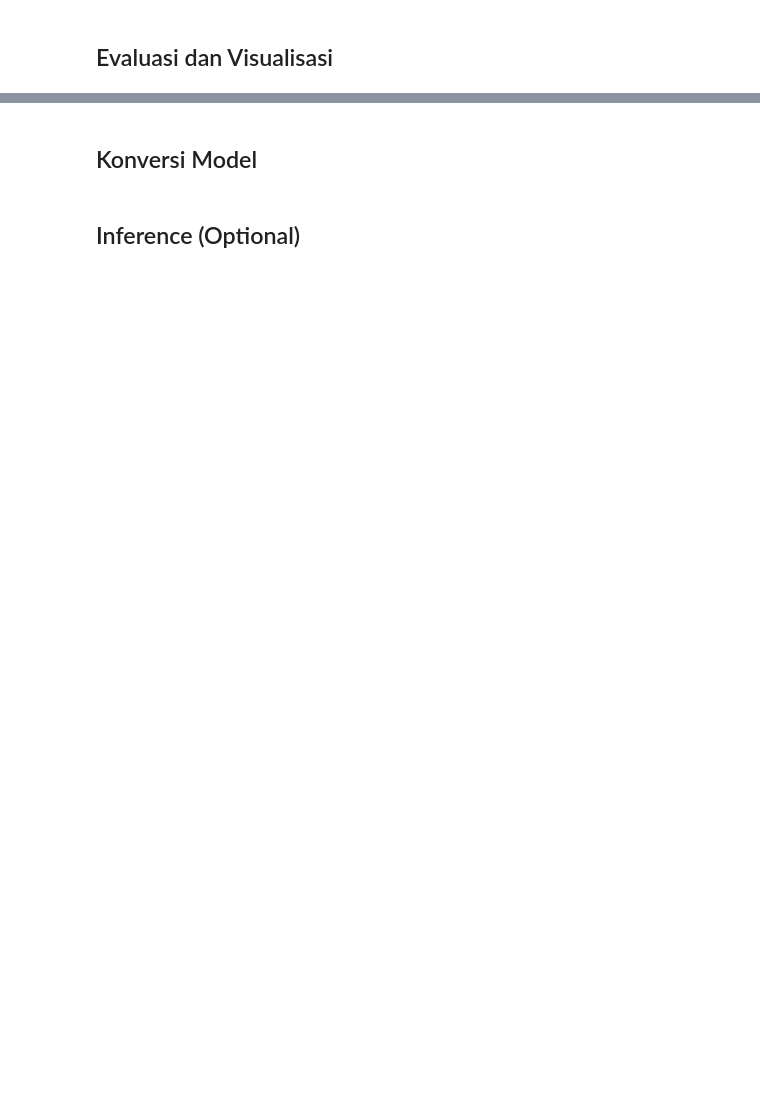
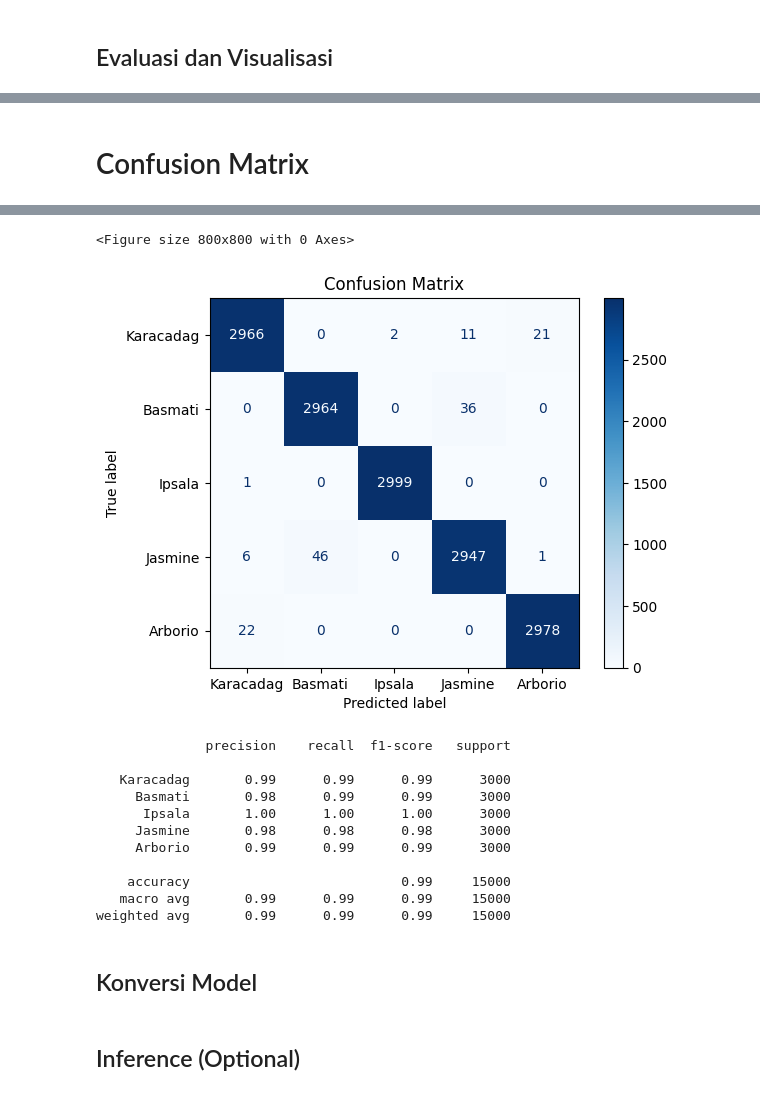
Before and after one commit to Ayasa18/ProgresBelajar, a Jupyter notebook: Submission_Akhir_KlasifikasiGambar.ipynb, the cells around one changed output, grey strips where cells are left out. Drawn from its saved outputs; the diff is of its cells as text; code cells hidden in the pictures; blank space fills up the shorter version.

```diff
--- a/Submission_Akhir_KlasifikasiGambar.ipynb
+++ b/Submission_Akhir_KlasifikasiGambar.ipynb
@@ -295,0 +327,26 @@ Epoch 1/50
+# %% [markdown]
+# Confusion Matrix
+# %%
+# Ambil prediksi kelas dari model pada dataset uji
+y_pred = np.argmax(model.predict(test_generator), axis=1)
+
+# Ambil label sebenarnya dari dataset uji
+y_true = test_generator.classes
+
+# Hitung confusion matrix
+cm = confusion_matrix(y_true, y_pred)
+
+# Definisikan kelas label (misalnya: cataract, diabetic_retinopathy, glaucoma, normal)
+classes = ["Karacadag", "Basmati", "Ipsala", "Jasmine", "Arborio"]
+
+# Tampilkan confusion matrix
+plt.figure(figsize=(8, 8))
+disp = ConfusionMatrixDisplay(confusion_matrix=cm, display_labels=classes)
+disp.plot(cmap=plt.cm.Blues)
+plt.title('Confusion Matrix')
+plt.show()
+
+# Hitung dan tampilkan classification report (precision, recall, F1-score)
+report = classification_report(y_true, y_pred, target_names=classes)
+print(report)
+# %% [output]
@@ -296,3 +354,16 @@ Epoch 1/50
+<Figure size 800x800 with 0 Axes>
+[figure, added]
+              precision    recall  f1-score   support
+
+   Karacadag       0.99      0.99      0.99      3000
+     Basmati       0.98      0.99      0.99      3000
+      Ipsala       1.00      1.00      1.00      3000
+     Jasmine       0.98      0.98      0.98      3000
+     Arborio       0.99      0.99      0.99      3000
+
+    accuracy                           0.99     15000
+   macro avg       0.99      0.99      0.99     15000
+weighted avg       0.99      0.99      0.99     15000
 # %% [markdown]
 ## Konversi Model
 # %% [markdown]
```
Also changed, not shown: parts of 7 cells of this notebook.
